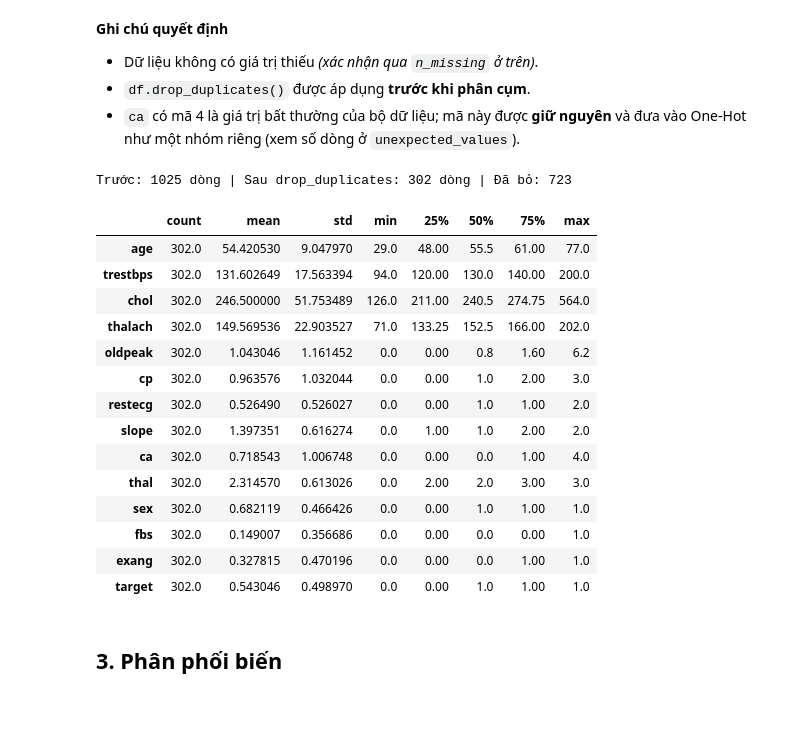
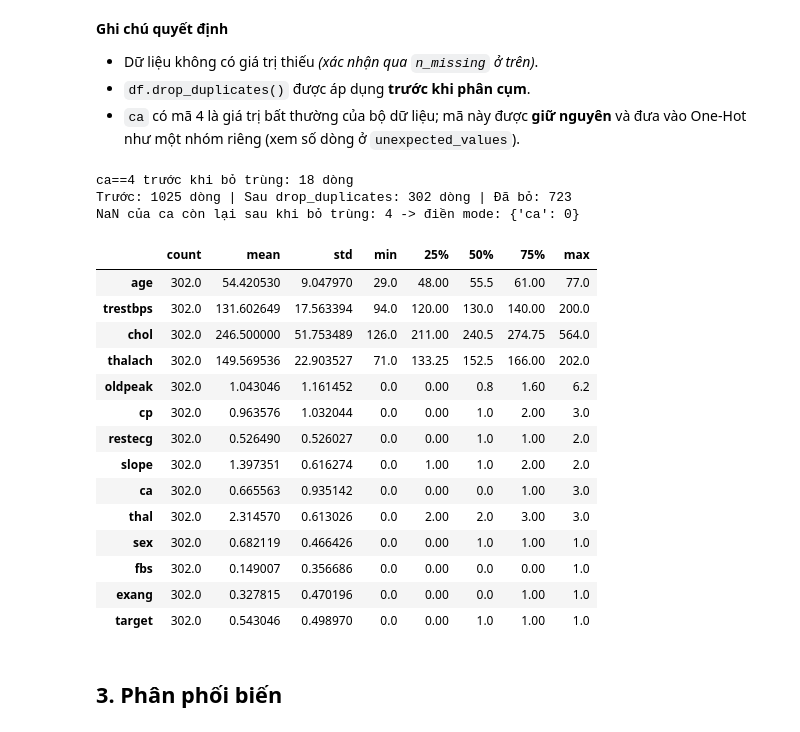
Before and after one commit to HaVuHongPhuc/Clustering_of_patients_with_heart_disease_KMedoids, a Jupyter notebook: notebooks/01_data_exploration.ipynb, the cells around one changed output. Cells and saved outputs as stored; diff of their text form; code cells hidden in the pictures.

```diff
--- a/notebooks/01_data_exploration.ipynb
+++ b/notebooks/01_data_exploration.ipynb
@@ -96,21 +91,29 @@ report
 - `df.drop_duplicates()` được áp dụng **trước khi phân cụm**.
 - `ca` có mã 4 là giá trị bất thường của bộ dữ liệu; mã này được **giữ nguyên** và đưa vào One-Hot như một nhóm riêng (xem số dòng ở `unexpected_values`).
 # %%
-df = drop_duplicate_rows(df_raw)
+n_ca4 = int((df_raw["ca"] == 4).sum())
+df_nan = replace_abnormal_with_nan(df_raw)
+df_dedup = drop_duplicate_rows(df_nan)
+n_nan = int(df_dedup["ca"].isna().sum())
+df, fill_values = impute_mode(df_dedup)
+print(f"ca==4 trước khi bỏ trùng: {n_ca4} dòng")
 print(f"Trước: {len(df_raw)} dòng | Sau drop_duplicates: {len(df)} dòng | Đã bỏ: {len(df_raw) - len(df)}")
+print(f"NaN của ca còn lại sau khi bỏ trùng: {n_nan} -> điền mode: {fill_values}")
 df.describe().T
 # %% [output]
+ca==4 trước khi bỏ trùng: 18 dòng
 Trước: 1025 dòng | Sau drop_duplicates: 302 dòng | Đã bỏ: 723
+NaN của ca còn lại sau khi bỏ trùng: 4 -> điền mode: {'ca': 0}
 |  | count | mean | std | min | 25% | 50% | 75% | max |
 | age | 302.0 | 54.420530 | 9.047970 | 29.0 | 48.00 | 55.5 | 61.00 | 77.0 |
 | trestbps | 302.0 | 131.602649 | 17.563394 | 94.0 | 120.00 | 130.0 | 140.00 | 200.0 |
 | chol | 302.0 | 246.500000 | 51.753489 | 126.0 | 211.00 | 240.5 | 274.75 | 564.0 |
 | thalach | 302.0 | 149.569536 | 22.903527 | 71.0 | 133.25 | 152.5 | 166.00 | 202.0 |
 | oldpeak | 302.0 | 1.043046 | 1.161452 | 0.0 | 0.00 | 0.8 | 1.60 | 6.2 |
 | cp | 302.0 | 0.963576 | 1.032044 | 0.0 | 0.00 | 1.0 | 2.00 | 3.0 |
 | restecg | 302.0 | 0.526490 | 0.526027 | 0.0 | 0.00 | 1.0 | 1.00 | 2.0 |
 | slope | 302.0 | 1.397351 | 0.616274 | 0.0 | 1.00 | 1.0 | 2.00 | 2.0 |
-| ca | 302.0 | 0.718543 | 1.006748 | 0.0 | 0.00 | 0.0 | 1.00 | 4.0 |
+| ca | 302.0 | 0.665563 | 0.935142 | 0.0 | 0.00 | 0.0 | 1.00 | 3.0 |
 | thal | 302.0 | 2.314570 | 0.613026 | 0.0 | 2.00 | 2.0 | 3.00 | 3.0 |
 | sex | 302.0 | 0.682119 | 0.466426 | 0.0 | 0.00 | 1.0 | 1.00 | 1.0 |
 | fbs | 302.0 | 0.149007 | 0.356686 | 0.0 | 0.00 | 0.0 | 0.00 | 1.0 |
```
Also changed, not shown: parts of 9 cells of this notebook, 4 other files.
